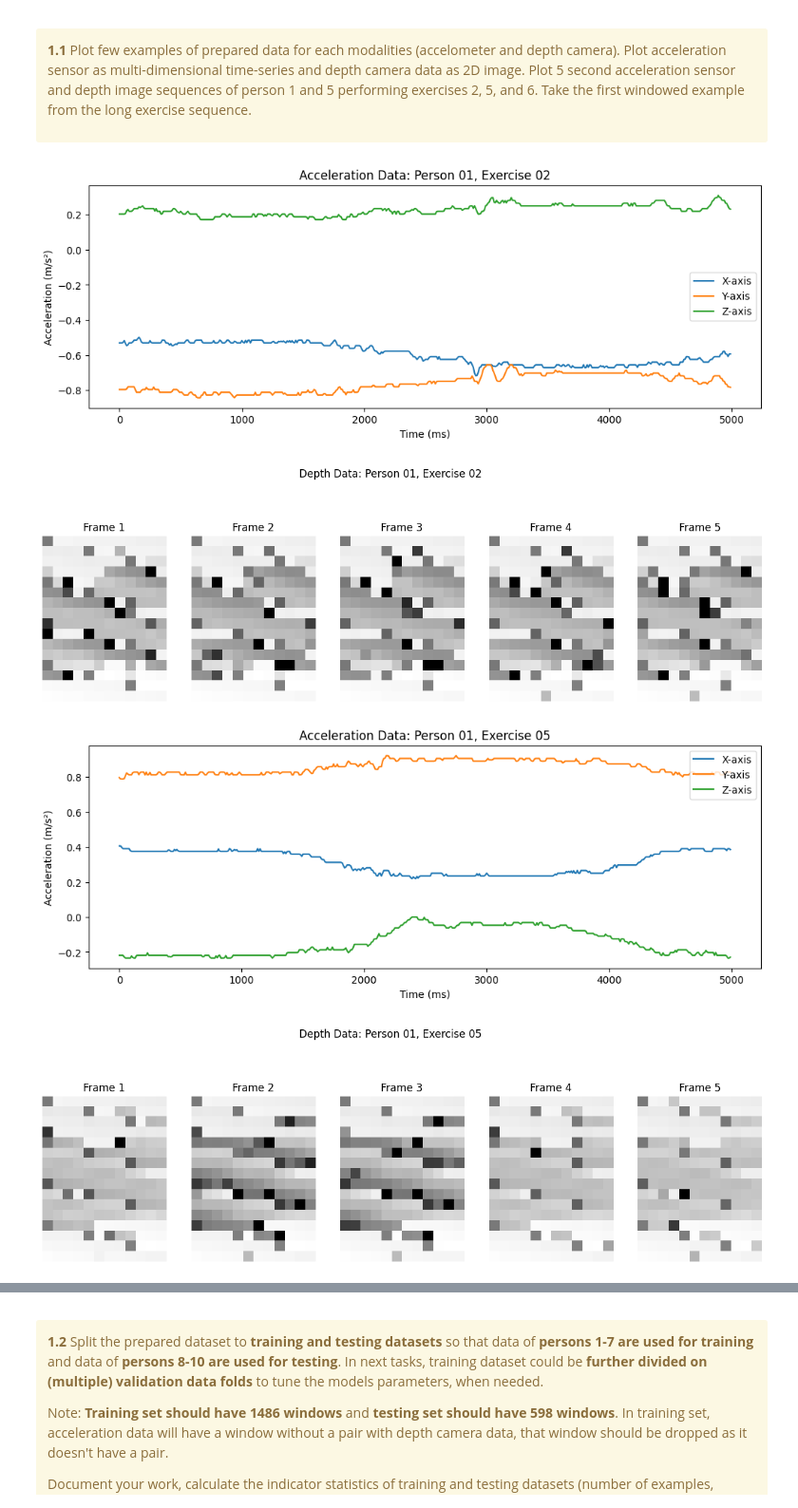
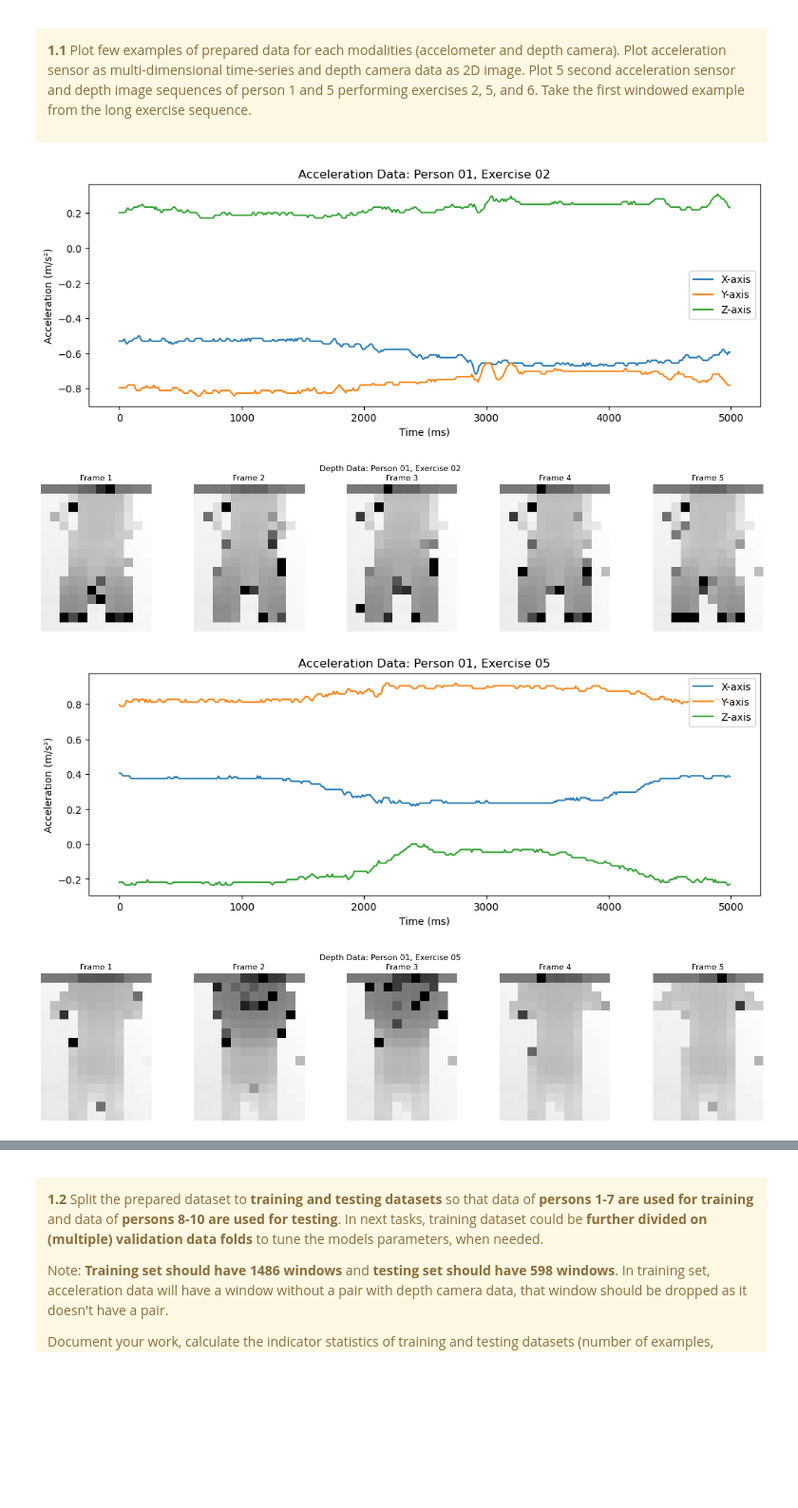
Before and after one commit to Abdullah12has/Multi-Modal-Physical-Exercise-Classification, a Jupyter notebook: project_work_MEx_classification.ipynb, the cells around one changed output, grey strips where cells are left out. Shown at 95% size. Drawn from its saved outputs; the diff is of its cells as text; code cells hidden in the pictures; blank space fills up the shorter version.

Commit message:
updated with images making more sense

```diff
--- a/project_work_MEx_classification.ipynb
+++ b/project_work_MEx_classification.ipynb
@@ -90,4 +90,6 @@ import numpy as np
 import pandas as pd
 
 # Enter data folder location
-loc = "/content/drive/MyDrive/Colab Notebooks/Multi-Modal Data Fusion/MEx"
+# loc = "/content/drive/MyDrive/Colab Notebooks/Multi-Modal Data Fusion/MEx"
+loc = "/Users/abdullah/Desktop/studies/MMDF/project/Multi-Modal-Physical-Exercise-Classification/MEx"
+print(loc)
@@ -285,37 +287,37 @@ for person in persons:
         accel_data = filtered_data[filtered_data["sensor"] == "acc"]["df"].iloc[0]
         depth_data = filtered_data[filtered_data["sensor"] == "dc"]["df"].iloc[0]
 
         # Plot acceleration data
         plt.figure(figsize=(12, 4))
         plt.plot(accel_data["time"], accel_data["acc_0"], label="X-axis")
         plt.plot(accel_data["time"], accel_data["acc_1"], label="Y-axis")
         plt.plot(accel_data["time"], accel_data["acc_2"], label="Z-axis")
         plt.title(f"Acceleration Data: Person {person}, Exercise {exercise}")
         plt.xlabel("Time (ms)")
         plt.ylabel("Acceleration (m/s²)")
         plt.legend()
         plt.show()
 
 
         # Plot depth camera data (5 frames)
 
         # Visualization: Each image represents a time step (192 values as 16x12)
         depth_values = depth_data.iloc[:, 1:].to_numpy()  # All columns except "time"
 
-        fig, axes = plt.subplots(1, 5, figsize=(15, 5))
+        fig, axes = plt.subplots(1, 5, figsize=(20, 4))
         for i, ax in enumerate(axes):
             if i >= depth_values.shape[0]:  # Ensure enough rows are available
                 break
-            depth_frame = depth_values[i, :].reshape(16, 12)  # Reshape to 16x12
-            ax.imshow(depth_frame, cmap="gray")
+            depth_frame = depth_values[i, :].reshape(12, 16).T  # Reshape to 16x12 TODO: Do we need to transpose? Img looks better after T
+            ax.imshow(depth_frame, cmap="gray") # TODO: check issue here reshape to 12, 16 not 16, 12 maybe?
             ax.axis("off")
             ax.set_title(f"Frame {i+1}")
         plt.suptitle(f"Depth Data: Person {person}, Exercise {exercise}")
         plt.show()
 
 ### Your code ends here ###
 # %% [output]
-[figure, old version]
+[figure, new version]
-[figure, old version]
+[figure, new version]
-[figure, old version]
+[figure, new version]
-[figure, old version]
+[figure, new version]
```
Also changed, not shown: parts of 8 cells of this notebook.
